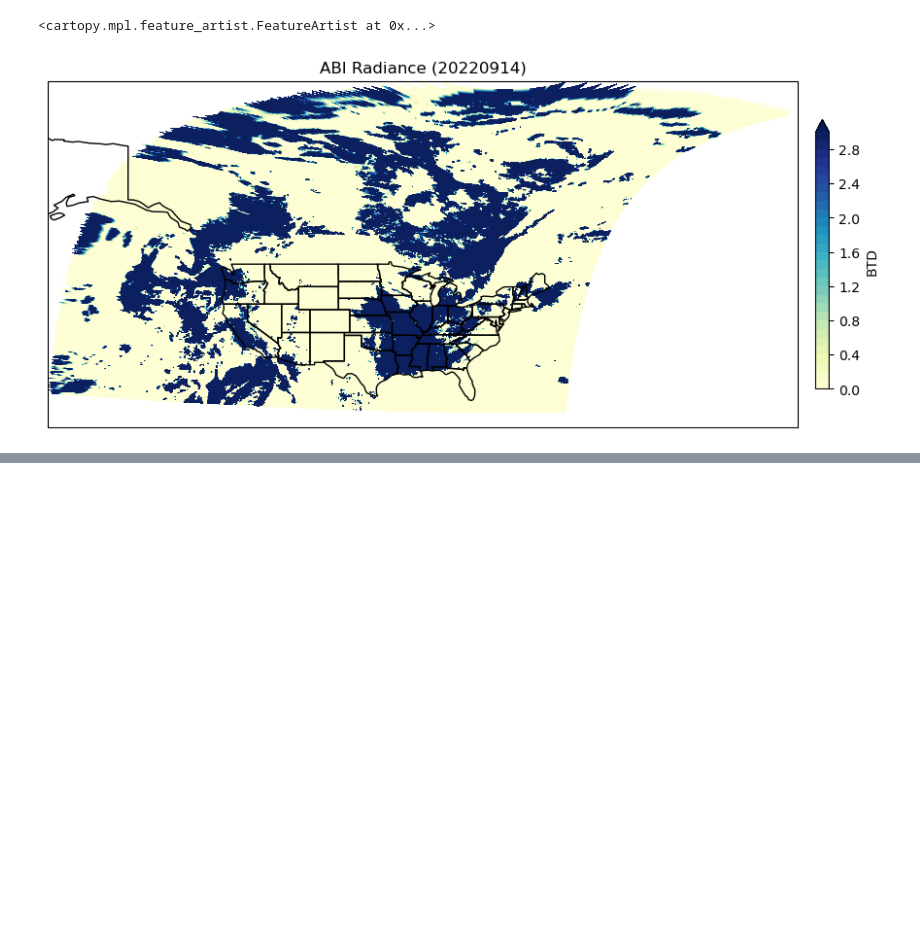
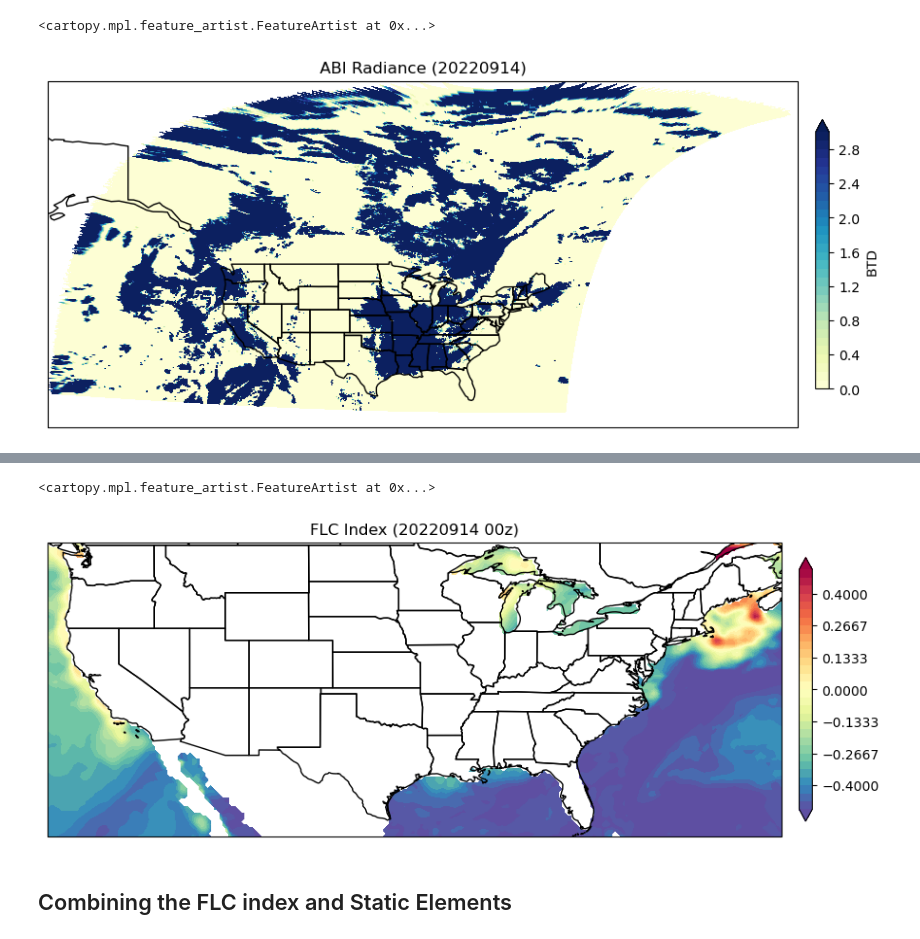
Before and after one commit to jesseturner/FalseLowClouds, a Jupyter notebook: Static_Features/Estimate_SST_impact.ipynb, the cells around one changed output, grey strips where cells are left out. Drawn from its saved outputs; the diff is of its cells as text; code cells hidden in the pictures; blank space fills up the shorter version.

Commit message:
attempting to combine FLC index and Static Elements

```diff
--- a/Static_Features/Estimate_SST_impact.ipynb
+++ b/Static_Features/Estimate_SST_impact.ipynb
@@ -238,0 +235,34 @@ ax.add_feature(cfeature.STATES)
+# %%
+bottom_lim = -4
+
+diff_np = np.asarray(diff).copy()
+under_zero = diff_np < bottom_lim
+diff_np[under_zero] = bottom_lim
+# %%
+top_T = 4
+
+diff_norm = diff_np/(top_T - bottom_lim)
+# %%
+top_q = 0.016
+bottom_q = 0.000
+q_norm = (q.q[0:begin,0:end].values)/(top_q - bottom_q)
+q_norm_av = (q.q[0:begin,0:end].values)/(top_q - bottom_q)
+# %%
+flc_index = diff_norm*q_norm
+# %%
+projection=ccrs.PlateCarree()
+fig,ax=plt.subplots(1, figsize=(12,12),subplot_kw={'projection': projection})
+cmap = plt.cm.Spectral_r
+levels = np.linspace(-0.5, 0.5, 31)
+
+c=ax.contourf(dims.longitude, dims.latitude, flc_index, cmap=cmap, levels=levels, extend='both')
+clb=plt.colorbar(c, shrink=0.3, pad=0.02, ax=ax)
+ax.set_title('FLC Index ('+date+' '+ time+')')
+clb.set_label('')
+
+ax.add_feature(cfeature.STATES)
+# %% [output]
+<cartopy.mpl.feature_artist.FeatureArtist at 0x...>
+[figure, added]
+# %% [markdown]
+## Combining the FLC index and Static Elements
```
Also changed, not shown: parts of 24 cells of this notebook, 1 other file.
